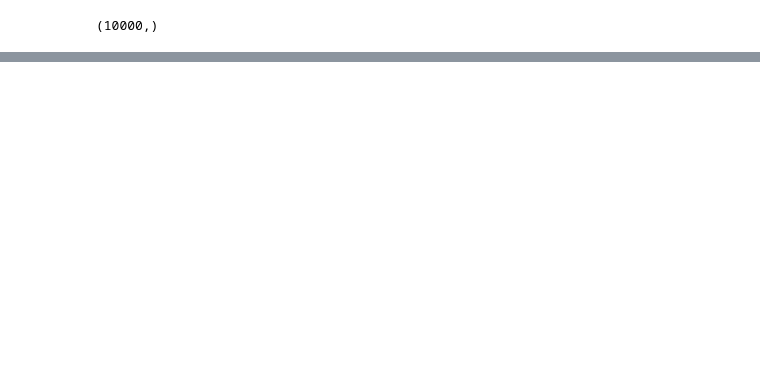
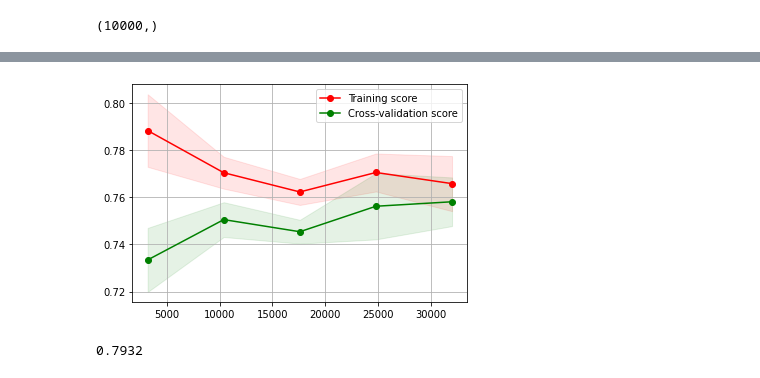
Before and after one commit to bileldhambri/DS-Project-Music-Classification, a Jupyter notebook: Binary classification_3.ipynb, the cells around one changed output, grey strips where cells are left out. Drawn from its saved outputs; the diff is of its cells as text; code cells hidden in the pictures; blank space fills up the shorter version.

```diff
--- a/Binary classification_3.ipynb
+++ b/Binary classification_3.ipynb
@@ -518,0 +518,42 @@ plt.show()
+# %%
+from sklearn.tree import DecisionTreeClassifier
+from imblearn.over_sampling import SMOTE
+from sklearn.base import BaseEstimator, ClassifierMixin
+import numpy as np
+
+class MyModel_dec(BaseEstimator, ClassifierMixin):
+    def __init__(self, max_depth=5):
+        self.max_depth = max_depth
+        self.oversampler = SMOTE()
+        self.models = [DecisionTreeClassifier(max_depth=max_depth) for _ in range(10)]
+
+    def fit(self, X, y_bin):
+        for i, model in enumerate(self.models):
+            X_resampled, y_resampled = self.oversampler.fit_resample(X, y_bin[:, i])
+            self.models[i]=model.fit(X_resampled, y_resampled)
+
+    def predict(self, X):
+        y_pred1 = np.zeros((X.shape[0], len(self.models)))
+        y_pred2 = np.zeros((X.shape[0], len(self.models)))
+        for i, model in enumerate(self.models):
+            a = model.predict_proba(X)
+            y_pred1[:, i] = a[:, 0]
+            y_pred2[:, i] = a[:, 1]
+
+        new_arr = np.zeros_like(y_pred2)
+
+
+        new_arr[np.arange(y_pred2.shape[0]), np.argmax(y_pred2, axis=1)] = int(1)
+        return new_arr
+    def score(self, X, y, sample_weight=None):
+       # y = mlb.fit_transform(y)
+      #  print("score",y.shape)
+        y_pred = self.predict(X)
+     #   print("score 0",y_pred.shape)
+       # return f1_score(y, y_pred, average='weighted', sample_weight=sample_weight)
+        return accuracy_score(y,y_pred)
+# %%
+decision=MyModel_dec()
+
+plot_learning_curve(decision, X_train, y_train,cv=5,n_jobs=4)
+# %% [output]
@@ -518,0 +561,5 @@ plt.show()
+[figure, added]
+# %%
+accuracy_score(y_test,y_pred)
+# %% [output]
+0.7932
```
Also changed, not shown: parts of 34 cells of this notebook, 1 other file.
